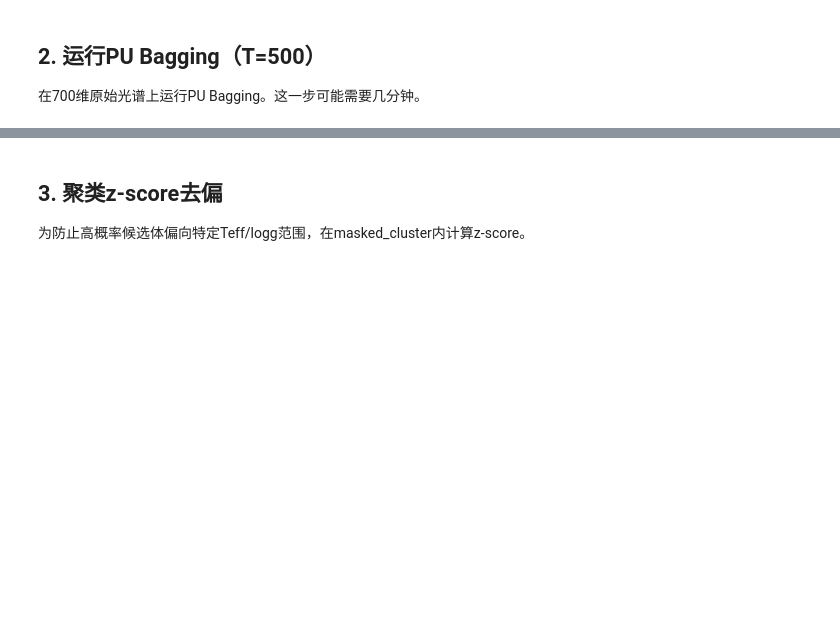
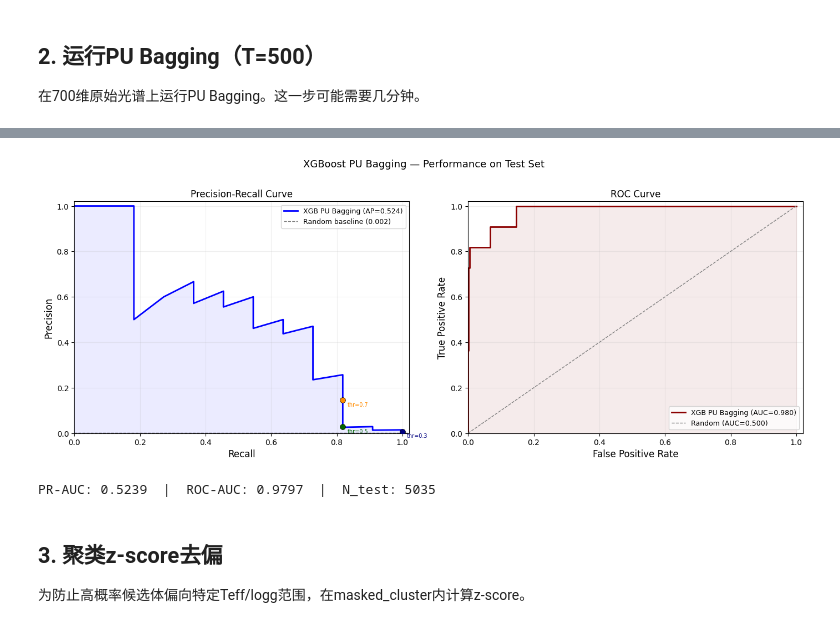
Before and after one commit to Qiqi532/Lamost-CNstar, a Jupyter notebook: PhaseSummary/03_ML_XGB/ML_XGB_PU.ipynb, the cells around one changed output, grey strips where cells are left out. Saved outputs shown, nothing was run; the diff lists cells and outputs as text; code cells hidden in the pictures; blank space fills up the shorter version.

```diff
--- a/PhaseSummary/03_ML_XGB/ML_XGB_PU.ipynb
+++ b/PhaseSummary/03_ML_XGB/ML_XGB_PU.ipynb
@@ -357,6 +357,84 @@ PU Bagging 完成 (269s)
   Precision@100: 0.0900
   平均概率: 0.2200 ± 0.1618
   平均不确定性(std): 0.1264
+# %%
+# 绘制PR曲线与ROC曲线
+
+from sklearn.metrics import precision_recall_curve, roc_curve, auc
+
+
+
+fig, axes = plt.subplots(1, 2, figsize=(14, 5.5))
+
+
+
+# ── 左图: PR Curve ──
+
+precision, recall, _ = precision_recall_curve(y_te, p_te_mean)
+
+pr_auc = average_precision_score(y_te, p_te_mean)
+
+# 计算 random baseline = 正样本占比
+baseline = y_te.sum() / len(y_te)
+
+ax1 = axes[0]
+ax1.plot(recall, precision, 'b-', linewidth=2, label=f'XGB PU Bagging (AP={pr_auc:.3f})')
+ax1.axhline(baseline, color='gray', linestyle='--', linewidth=1.0,
+            label=f'Random baseline ({baseline:.3f})')
+ax1.fill_between(recall, precision, baseline, alpha=0.08, color='blue')
+ax1.set_xlabel('Recall')
+ax1.set_ylabel('Precision')
+ax1.set_title('Precision-Recall Curve')
+ax1.legend(fontsize=9, loc='upper right')
+ax1.grid(alpha=0.2)
+ax1.set_xlim(0, 1.02)
+ax1.set_ylim(0, 1.02)
+
+
+
+# ── 右图: ROC Curve ──
+
+fpr, tpr, _ = roc_curve(y_te, p_te_mean)
+roc_auc = auc(fpr, tpr)
+
+ax2 = axes[1]
+ax2.plot(fpr, tpr, 'darkred', linewidth=2, label=f'XGB PU Bagging (AUC={roc_auc:.3f})')
+ax2.plot([0, 1], [0, 1], 'gray', linestyle='--', linewidth=1.0, label='Random (AUC=0.500)')
+ax2.fill_between(fpr, tpr, 0, alpha=0.08, color='darkred')
+ax2.set_xlabel('False Positive Rate')
+ax2.set_ylabel('True Positive Rate')
+ax2.set_title('ROC Curve')
+ax2.legend(fontsize=9, loc='lower right')
+ax2.grid(alpha=0.2)
+ax2.set_xlim(0, 1.02)
+ax2.set_ylim(0, 1.02)
+
+
+
+# 标注关键阈值点
+for thr, fmt, c in [(0.3, 'thr=0.3', 'navy'), (0.5, 'thr=0.5', 'darkgreen'), (0.7, 'thr=0.7', 'darkorange')]:
+    p_thr = (p_te_mean >= thr).astype(int)
+    tp = ((p_thr == 1) & (y_te == 1)).sum()
+    fp = ((p_thr == 1) & (y_te == 0)).sum()
+    fn = ((p_thr == 0) & (y_te == 1)).sum()
+    prec_thr = tp / (tp + fp) if (tp + fp) > 0 else 0
+    rec_thr = tp / (tp + fn) if (tp + fn) > 0 else 0
+    ax1.scatter([rec_thr], [prec_thr], s=50, c=c, edgecolors='black',
+                linewidth=0.5, zorder=5)
+    ax1.annotate(fmt, (rec_thr, prec_thr), textcoords="offset points",
+                 xytext=(6, -8), fontsize=7, color=c)
+
+
+
+fig.suptitle('XGBoost PU Bagging — Performance on Test Set', fontsize=13, y=1.01)
+plt.tight_layout()
+plt.savefig(str(_PROJECT_ROOT / 'PhaseSummary/03_ML_XGB/pr_roc_curves.png'), dpi=150, bbox_inches='tight')
+plt.show()
+
+print(f'PR-AUC: {pr_auc:.4f}  |  ROC-AUC: {roc_auc:.4f}  |  N_test: {len(y_te)}')
+# %% [output]
+[figure, added]
+PR-AUC: 0.5239  |  ROC-AUC: 0.9797  |  N_test: 5035
 # %% [markdown]
 ## 3. 聚类z-score去偏
 
```
Also changed, not shown: parts of 4 cells of this notebook, 1 other file.
